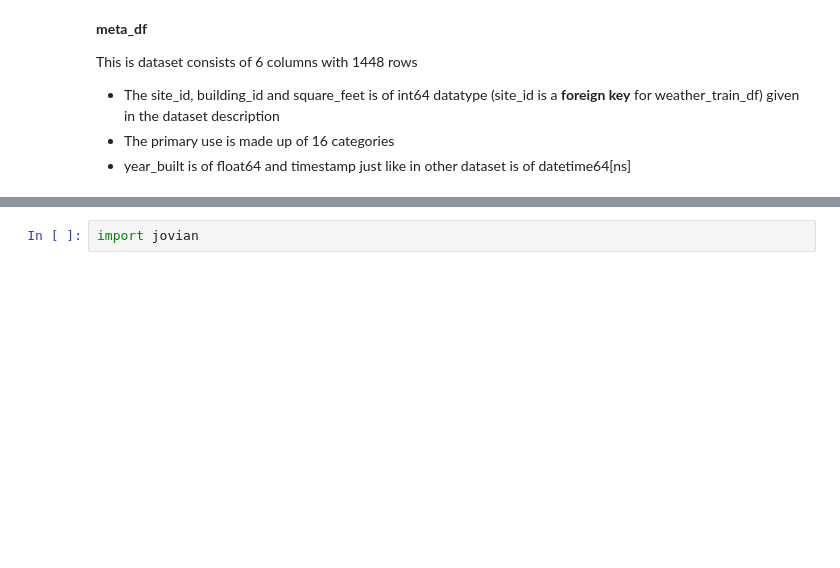
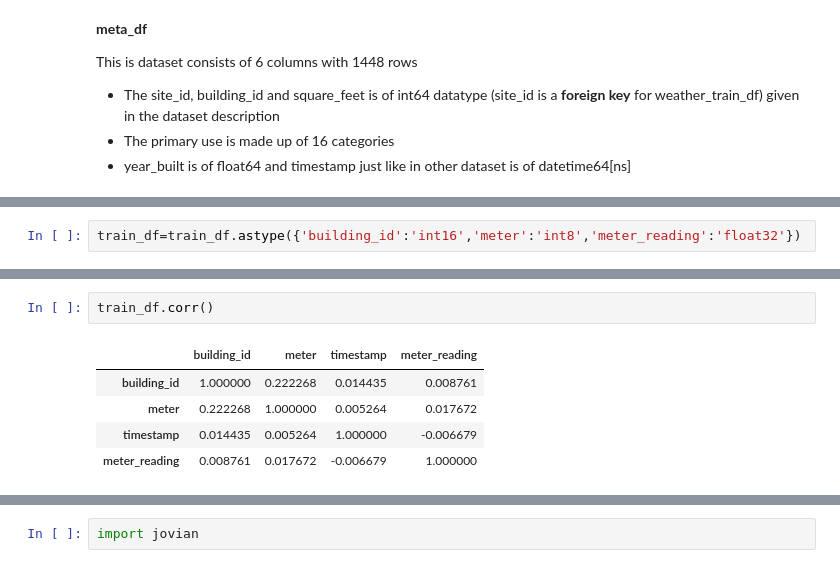
Before and after one commit to asifabbas478/EDA_Energy_Consumption, a Jupyter notebook: EDA_finals.ipynb, the cells around one changed output, grey strips where cells are left out. Drawn from its saved outputs; the diff is of its cells as text; blank space fills up the shorter version.

```diff
--- a/EDA_finals.ipynb
+++ b/EDA_finals.ipynb
@@ -327,0 +342,2 @@ Lets Plot differ
+# %%
+train_df=train_df.astype({'building_id':'int16','meter':'int8','meter_reading':'float32'})
@@ -327,0 +367,8 @@ Lets Plot differ
+# %%
+train_df.corr()
+# %% [output]
+|  | building_id | meter | timestamp | meter_reading |
+| building_id | 1.000000 | 0.222268 | 0.014435 | 0.008761 |
+| meter | 0.222268 | 1.000000 | 0.005264 | 0.017672 |
+| timestamp | 0.014435 | 0.005264 | 1.000000 | -0.006679 |
+| meter_reading | 0.008761 | 0.017672 | -0.006679 | 1.000000 |
```
Also changed, not shown: parts of 14 cells of this notebook.
